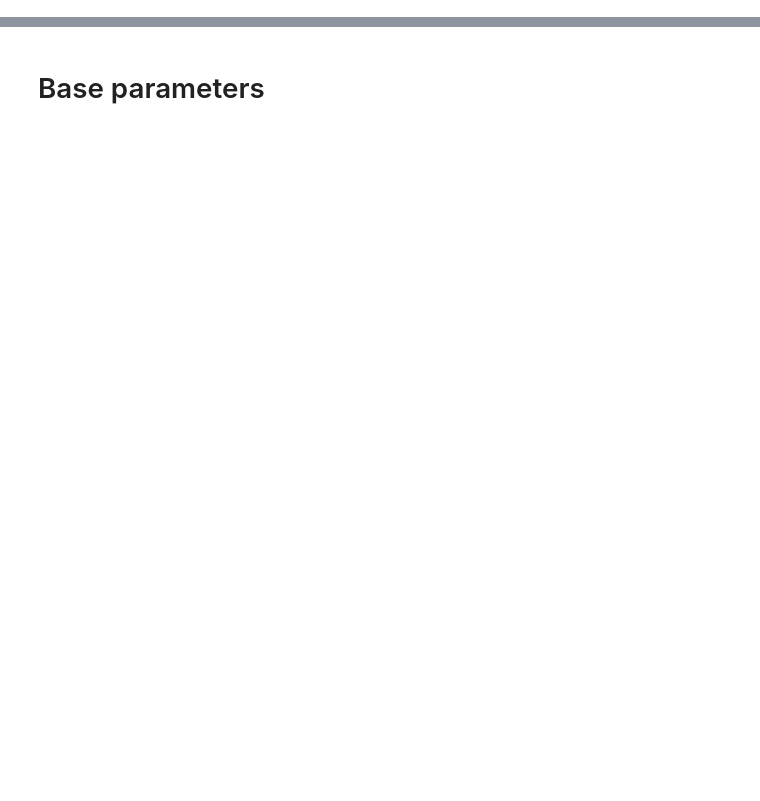
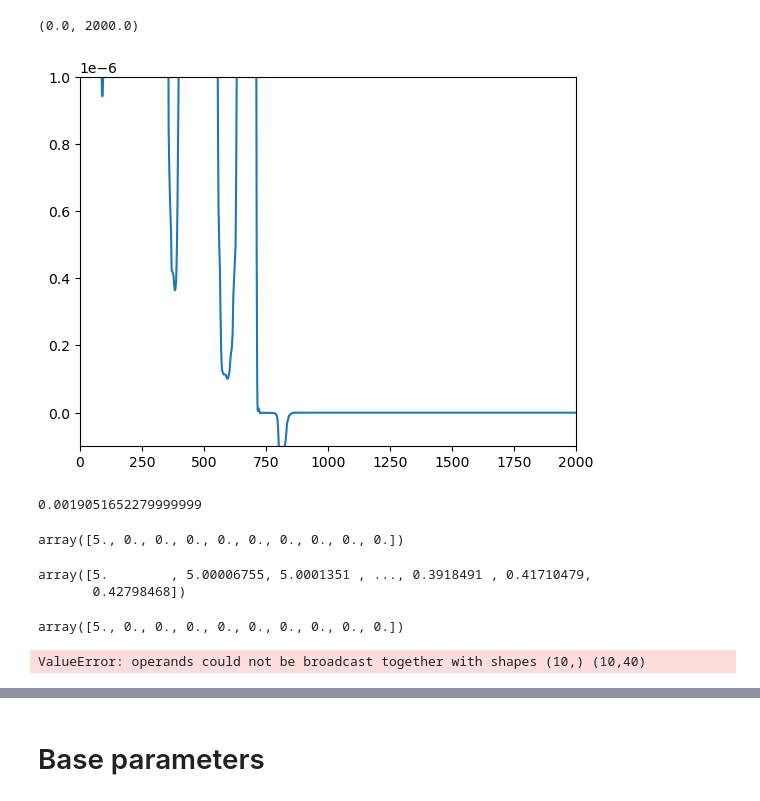
Before and after one commit to taliaborofsky/AdaptiveDynamics_CH_RS, a Jupyter notebook: Functions/write_test_group_non_dim.ipynb, the cells around one changed output, grey strips where cells are left out. Drawn from its saved outputs; the diff is of its cells as text; code cells hidden in the pictures; blank space fills up the shorter version.

```diff
--- a/Functions/write_test_group_non_dim.ipynb
+++ b/Functions/write_test_group_non_dim.ipynb
@@ -444,0 +351,15 @@ def plot_measure_vs_grp_size(paramkey, param_vals, linelabel,
+# %%
+plt.plot(N2)
+plt.ylim([-0.0000001,0.000001])
+plt.xlim(0,2000)
+# %% [output]
+(0.0, 2000.0)
+[figure, added]
+# %%
+3*6.35055076e-04
+# %% [output]
+0.0019051652279999999
+# %%
+F_of_x_vec[:,0]
+# %% [output]
+array([5., 0., 0., 0., 0., 0., 0., 0., 0., 0.])
@@ -444,0 +368,13 @@ def plot_measure_vs_grp_size(paramkey, param_vals, linelabel,
+# %%
+scaled_F.T.sum(0)
+# %% [output]
+array([5.        , 5.00006755, 5.0001351 , ..., 0.3918491 , 0.41710479,
+       0.42798468])
+# %%
+np.arange(1,11,1)*F_of_x_vec.T
+# %% [output]
+array([5., 0., 0., 0., 0., 0., 0., 0., 0., 0.])
+# %%
+mean_group_size_membership(F_of_x_vec, 10)
+# %% [output]
+ValueError: operands could not be broadcast together with shapes (10,) (10,40)
```
Also changed, not shown: parts of 69 cells of this notebook, 4 other files.
